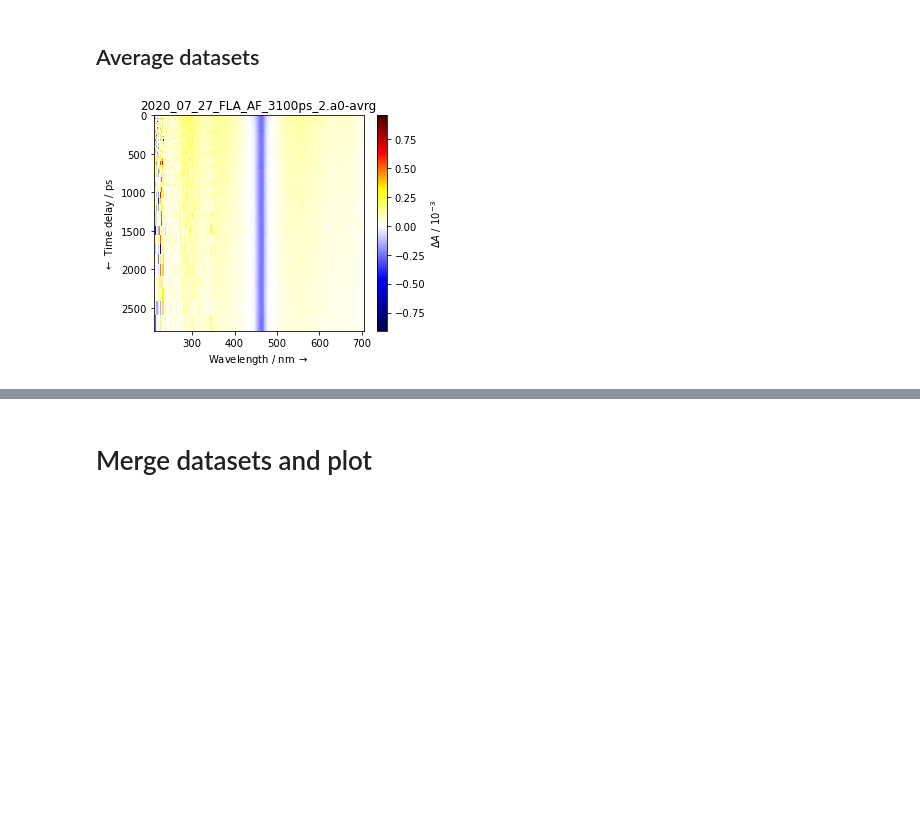
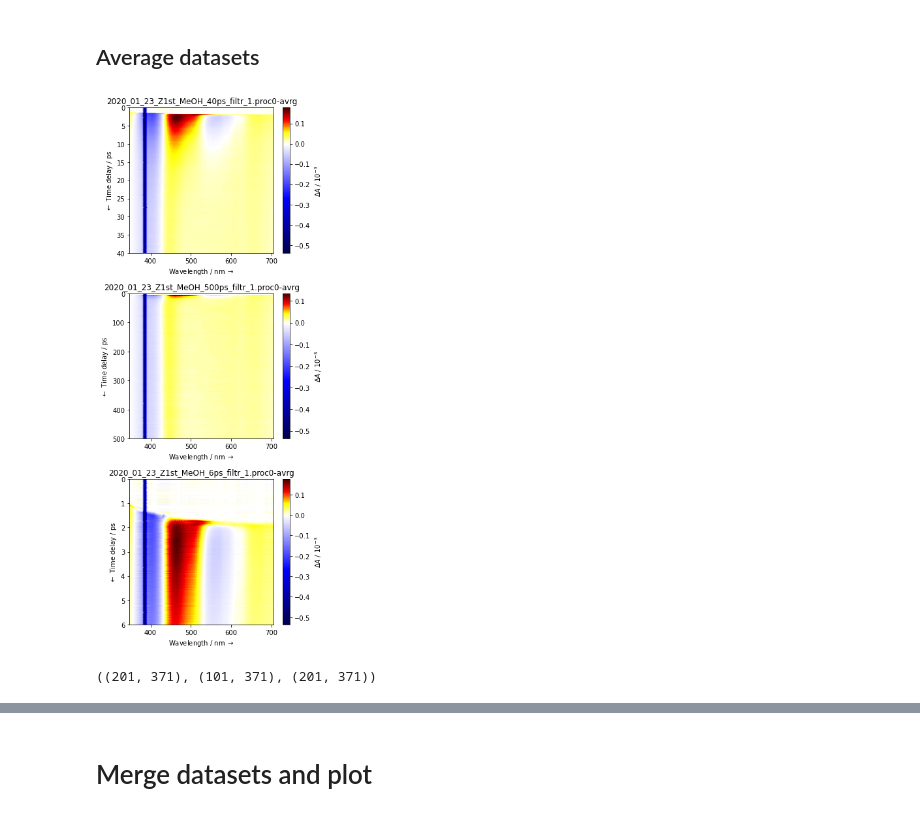
Before and after one commit to dmadea/Jupyter-Tutorials, a Jupyter notebook: Femto + LDM/Data_loader.ipynb, the cells around one changed output, grey strips where cells are left out. Drawn from its saved outputs; the diff is of its cells as text; code cells hidden in the pictures; blank space fills up the shorter version.

```diff
--- a/Femto + LDM/Data_loader.ipynb
+++ b/Femto + LDM/Data_loader.ipynb
@@ -45,30 +60,24 @@ plot_matrix(data, symlog=True, linthresh=1.5, linscale=2, w_lim=(345, None), z_l
 ### Select data
 # %%
 # select only datasets that consists of more than 5 measurements, i.e. file a0 - a5
-g1 = get_groups(_dir)
-
-
-# for E
-
-# g1 = g1[:18]
-# grps = [[g[0] for g in g1[:6]]] + [[g[0] for g in g1[6:12]]] + [[g[0] for g in g1[12:18]]]
-# grps[0] = [grps[0][3]]
-
-# del grps[1][5]
-# del grps[2][5]
-# del grps[2][1]
-# del grps[2][1]
-# g = [grps[2], grps[0], grps[1]]
-# data = load_groups(g, transpose=True)
-
+# g1 = get_groups(_dir)
 
 # for Z
+g1 = groups
+del g1[:3]
+# del g1[2][2]
+# del g1[2][-1]
+
+ # E
+# g1 = groups
+# del g1[3:]
+
 
 # g1 = g1[18:]
 # grps = [[g[0] for g in g1[:6]]] + [[g[0] for g in g1[6:12]]] + [[g[0] for g in g1[12:18]]]
 # data = load_groups(grps, transpose=True)
 
-data = load_groups(g1)
+data = load_groups(g1, transpose=True, t_axis_mul=1)
 
 
-# plot_matrix(data)
+plot_matrix(data)
@@ -77,9 +138,16 @@ data = load_groups(g1)
 # %%
 data_avrg = average(data)
 
 # data_avrg[1, 0].crop(t_lim=(6, None))
 
+# data_avrg[1, 0].D *= 1e-3
+data_avrg[1, 0].crop(w_lim=(348, None))
+data_avrg[1, 0].times /= 1e3
+
 plot_matrix(data_avrg)
-final_data = data_avrg[0, 0]
+# final_data = data_avrg[0, 0]
+
+data_avrg[0, 0].D.shape, data_avrg[1, 0].D.shape, data_avrg[2, 0].D.shape
 # %% [output]
-[figure, old version]
+[figure, new version]
+((201, 371), (101, 371), (201, 371))
```
Also changed, not shown: parts of 14 cells of this notebook, 1 other file.
